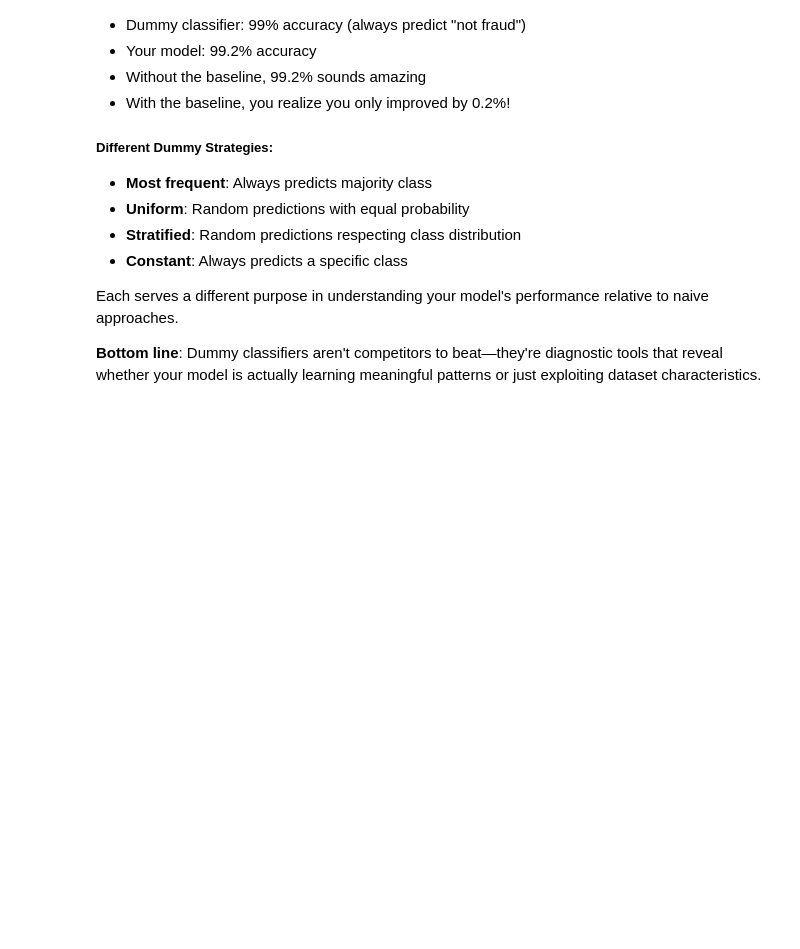
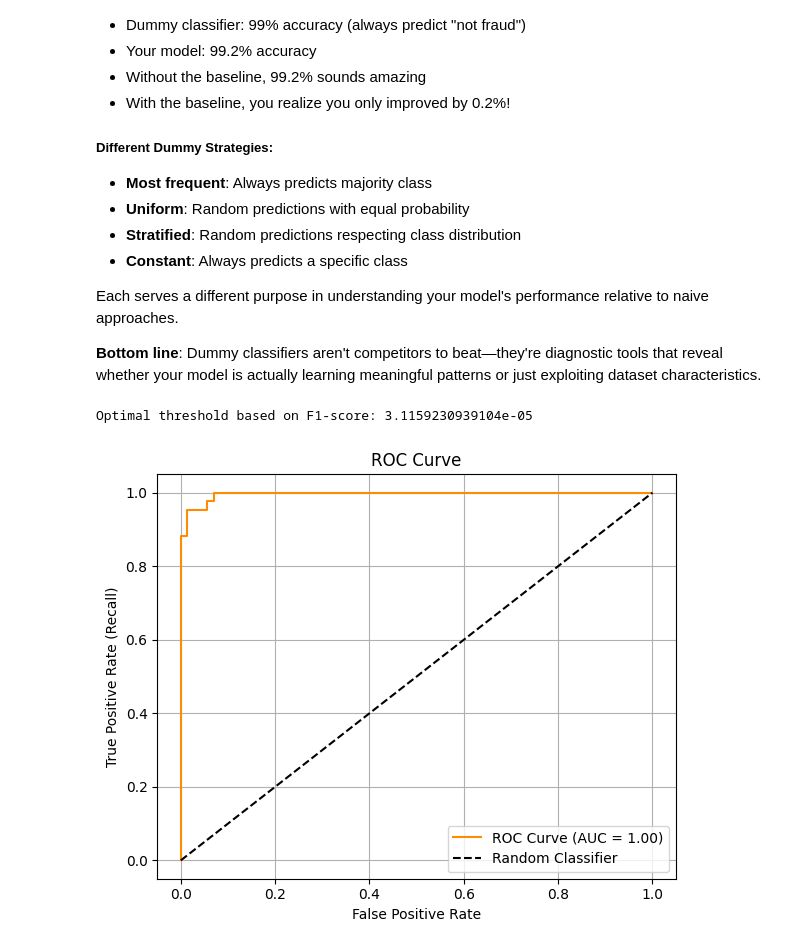
Before and after one commit to thathsarabandara/intro-to-ml-sjp, a Jupyter notebook: week_04/evaluation_metrics.ipynb, the cells around one changed output. Saved outputs shown, nothing was run; the diff lists cells and outputs as text; code cells hidden in the pictures; blank space fills up the shorter version.

```diff
--- a/week_04/evaluation_metrics.ipynb
+++ b/week_04/evaluation_metrics.ipynb
@@ -313,3 +313,39 @@ Imagine you're detecting fraud (1% of transactions are fraudulent):
 Each serves a different purpose in understanding your model's performance relative to naive approaches.
 
 **Bottom line**: Dummy classifiers aren't competitors to beat—they're diagnostic tools that reveal whether your model is actually learning meaningful patterns or just exploiting dataset characteristics.
+# %%
+from sklearn.metrics import roc_curve, precision_recall_curve, f1_score
+
+y_pred_proba = lg_model.predict_proba(X_test)[:, 0]  # Get probabilities for the positive class
+
+fpr, tpr, roc_thresholds = roc_curve(y_test, y_pred_proba, pos_label=0)
+precision, recall, pr_thresholds = precision_recall_curve(y_test, y_pred_proba, pos_label=0)
+
+# Example: Finding threshold that maximizes F1-score
+f1_scores = []
+for thres in pr_thresholds:
+    y_pred_custom_thres = (y_pred_proba >= thres).astype(int)
+    f1_scores.append(f1_score(y_test, y_pred_custom_thres))
+
+optimal_threshold_idx = np.argmax(f1_scores)
+optimal_threshold = pr_thresholds[optimal_threshold_idx]
+print(f"Optimal threshold based on F1-score: {optimal_threshold}")
+# %% [output]
+Optimal threshold based on F1-score: 3.1159230939104e-05
+# %%
+# Optional: calculate AUC
+auc_score = roc_auc_score(y_test, 1 - y_pred_proba)
+
+plt.figure(figsize=(6, 5))
+plt.plot(fpr, tpr, label=f'ROC Curve (AUC = {auc_score:.2f})', color='darkorange')
+plt.plot([0, 1], [0, 1], 'k--', label='Random Classifier')
+
+plt.xlabel('False Positive Rate')
+plt.ylabel('True Positive Rate (Recall)')
+plt.title('ROC Curve')
+plt.legend(loc='lower right')
+plt.grid(True)
+plt.tight_layout()
+plt.show()
+# %% [output]
+[figure, added]
```
Also changed, not shown: parts of 3 cells of this notebook, 1 other file.
